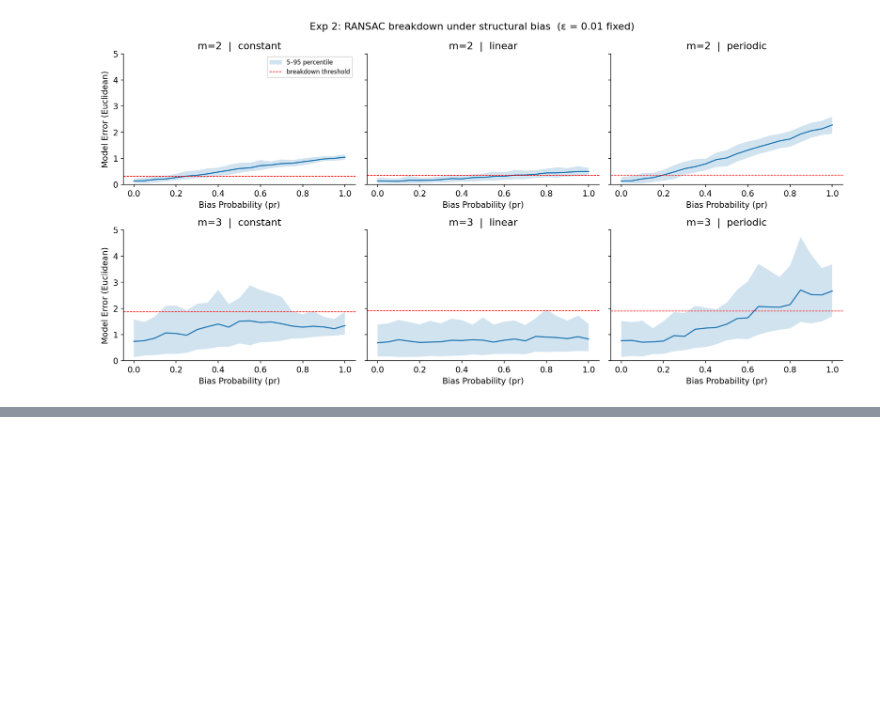
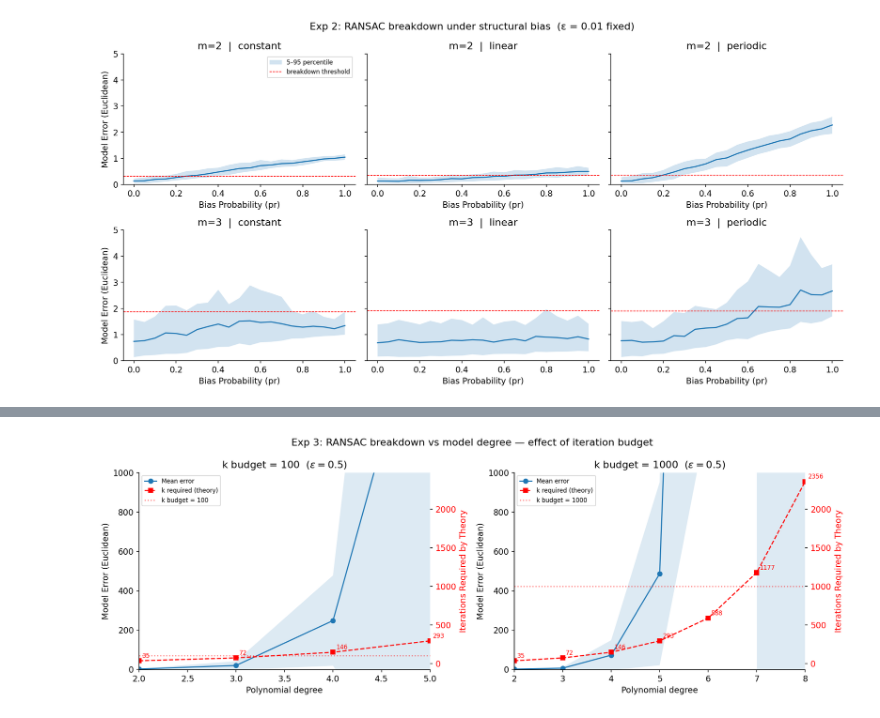
Before and after one commit to arshsinghphd/RANSAC-analysis, a Jupyter notebook: empirical_analysis/ransac_notebook.ipynb, the cells around one changed output, grey strips where cells are left out. Drawn from its saved outputs; the diff is of its cells as text; code cells hidden in the pictures; blank space fills up the shorter version.

```diff
--- a/empirical_analysis/ransac_notebook.ipynb
+++ b/empirical_analysis/ransac_notebook.ipynb
@@ -185,0 +351,3 @@ Fix $\varepsilon = 0.1$. Vary $m$ from 2 to 11 in steps of 1. Run twice for $k$
+# %%
+df3 = pd.read_csv('results/exp3.csv').rename(columns=COL_NAMES)
+df3.head()
@@ -185,0 +361,60 @@ Fix $\varepsilon = 0.1$. Vary $m$ from 2 to 11 in steps of 1. Run twice for $k$
+# %%
+df3["degree"] = df3["Model Parameters (m)"] - 1
+sub100  = df3[df3["Iteration Budget (k)"].astype(int) == 100]
+sub1000 = df3[df3["Iteration Budget (k)"].astype(int) == 1000]
+
+agg100  = (sub100.groupby("degree")["Model Error (Euclidean)"]
+                  .agg(mean_error="mean", std_error="std")
+                  .reset_index())
+agg1000 = (sub1000.groupby("degree")["Model Error (Euclidean)"]
+                   .agg(mean_error="mean", std_error="std")
+                   .reset_index())
+
+agg_theory = (sub100.groupby("degree")["Iterations Required by Theory"]
+                     .first().reset_index())
+fig, (ax_l, ax_r) = plt.subplots(1, 2, figsize=(14, 5))
+# fig, (ax_l, ax_r) = plt.subplots(2, 1, figsize=(7, 10))
+
+for ax1, agg, k_budget in [(ax_l, agg100, 100), (ax_r, agg1000, 1000)]:
+    ax2 = ax1.twinx()
+
+    ax1.plot(agg["degree"], agg["mean_error"],
+             marker="o", label="Mean error")
+    ax1.fill_between(agg["degree"],
+                     agg["mean_error"] - agg["std_error"],
+                     agg["mean_error"] + agg["std_error"],
+                     alpha=0.15)
+
+    ax2.plot(agg_theory["degree"],
+             agg_theory["Iterations Required by Theory"],
+             marker="s", color="red", linestyle="--",
+             label="k required (theory)")
+    for _, row in agg_theory.iterrows():
+        ax2.annotate(f"{int(row['Iterations Required by Theory'])}",
+                     xy=(row["degree"], row["Iterations Required by Theory"]),
+                     xytext=(4, 4), textcoords="offset points",
+                     color="red", fontsize=8)
+    ax2.axhline(k_budget, color="red", linestyle=":",
+                alpha=0.5, label=f"k budget = {k_budget}")
+    ax2.tick_params(axis='y', labelcolor='red')
+    ax1.set_xlabel("Polynomial degree")
+    ax1.set_ylabel("Model Error (Euclidean)")
+    ax2.set_ylabel("Iterations Required by Theory", color="red")
+    ax1.set_title(f"k budget = {k_budget}  ($\\varepsilon=0.5$)")
+    ax1.set_ylim(-2, 1000)
+    if k_budget == 100:
+        ax1.set_xlim(2, 5)
+    else:
+        ax1.set_xlim(2, 8)
+    lines1, labels1 = ax1.get_legend_handles_labels()
+    lines2, labels2 = ax2.get_legend_handles_labels()
+    ax1.legend(lines1 + lines2, labels1 + labels2,
+               loc="upper left", fontsize=8)
+    #ax1.set_ylim(0, 10)
+
+plt.suptitle("Exp 3: RANSAC breakdown vs model degree — effect of iteration budget")
+plt.tight_layout()
+plt.savefig(f"{FIG_DIR}/exp3_model_degree.png", dpi=150)
+plt.show()
+# %% [output]
+[figure, added]
```
Also changed, not shown: parts of 16 cells of this notebook, 5 other files.
